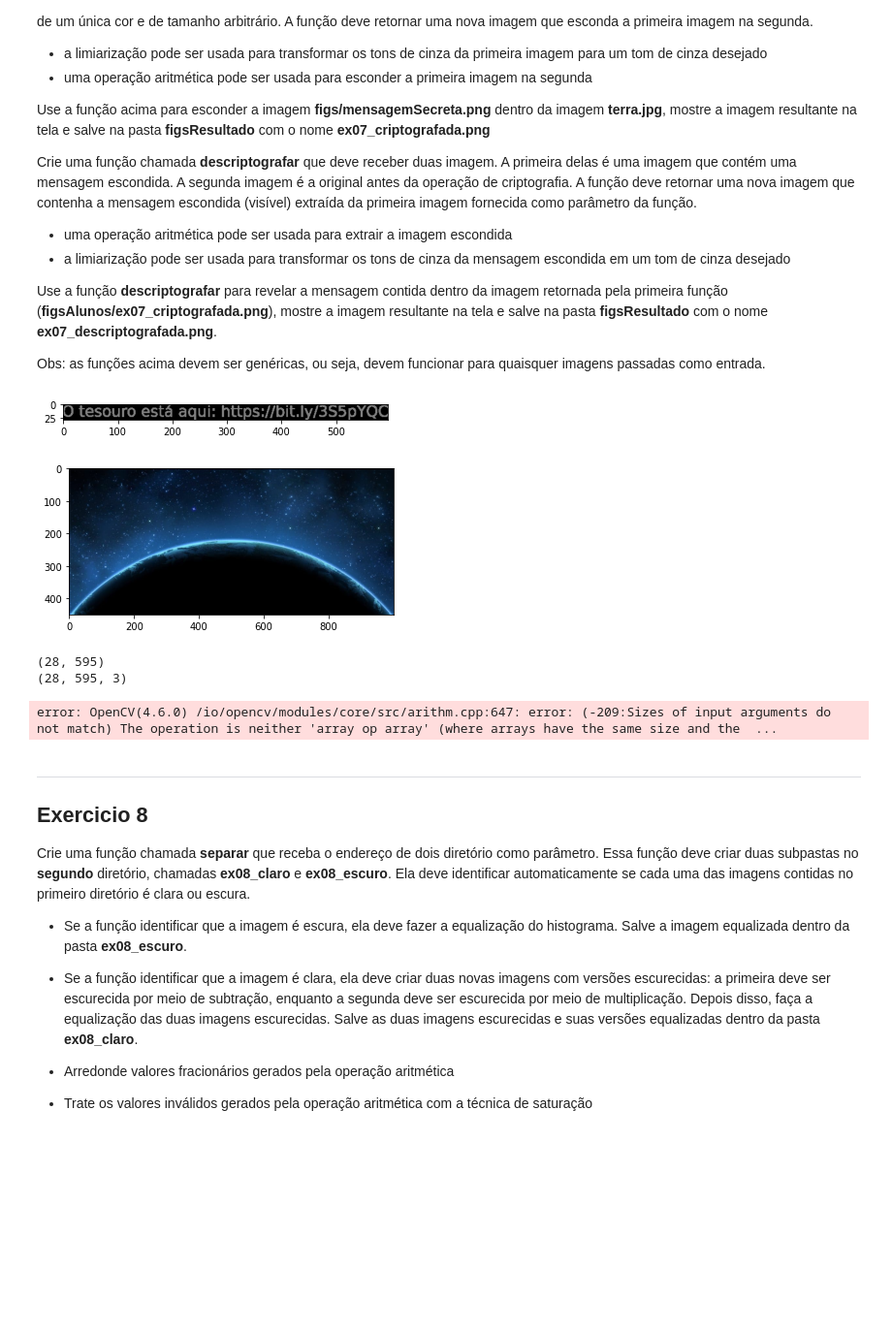
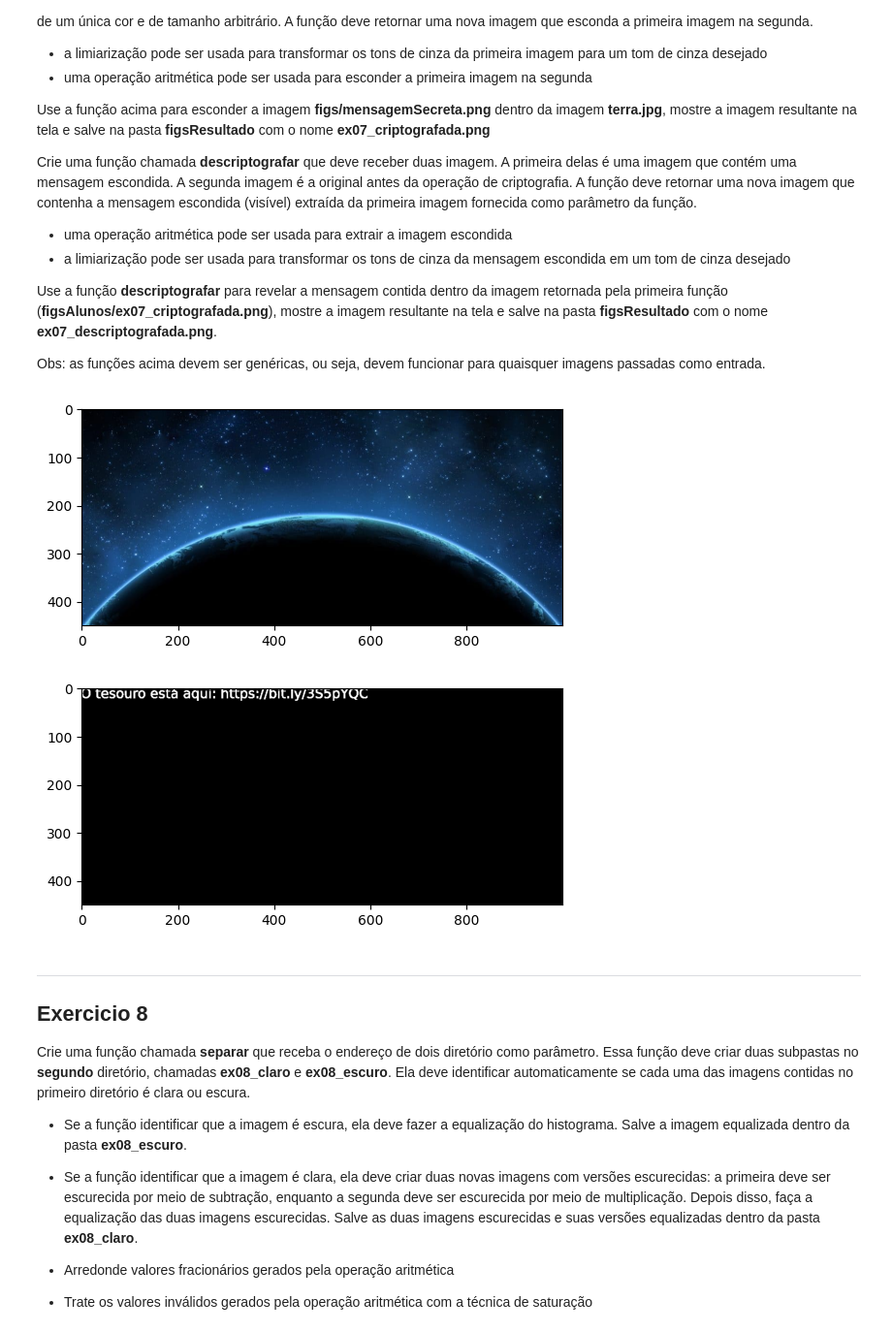
Before and after one commit to PixDale/imageprocessingclass, a Jupyter notebook: AC2_exerciciosPraticos.ipynb, the cells around one changed output. Shown at 97% size. Saved outputs shown, nothing was run; the diff lists cells and outputs as text; code cells hidden in the pictures; blank space fills up the shorter version.

```diff
--- a/AC2_exerciciosPraticos.ipynb
+++ b/AC2_exerciciosPraticos.ipynb
@@ -431,32 +431,47 @@ Crie uma função chamada **descriptografar** que deve receber duas imagem. A pr
 Use a função **descriptografar** para revelar a mensagem contida dentro da imagem retornada pela primeira função (**figsAlunos/ex07_criptografada.png**), mostre a imagem resultante na tela e salve na pasta **figsResultado** com o nome **ex07_descriptografada.png**.
 
 Obs: as funções acima devem ser genéricas, ou seja, devem funcionar para quaisquer imagens passadas como entrada.
-# %%
-##### Resolva o exercício aqui
-
-imgMensagem = cv2.imread('./figs/mensagemSecreta.png', cv2.IMREAD_GRAYSCALE)
-imgTerra = cv2.imread('./figs/terra.jpg')
-
-plt.imshow(cv2.cvtColor(imgMensagem, cv2.COLOR_BGR2RGB))
-plt.show()
-
-plt.imshow(cv2.cvtColor(imgTerra, cv2.COLOR_BGR2RGB))
-plt.show()
-
-roi = imgTerra[:imgMensagem.shape[0], :imgMensagem.shape[1]]
-print(imgMensagem.shape)
-print(roi.shape)
-print(imgTerra.shape)
-resultado = cv2.add(roi, imgMensagem)
-
-plt.imshow(cv2.cvtColor(resultado, cv2.COLOR_BGR2RGB))
-plt.show()
-# %% [output]
-[figure, removed]
-[figure, removed]
-(28, 595)
-(28, 595, 3)
-error: OpenCV(4.6.0) /io/opencv/modules/core/src/arithm.cpp:647: error: (-209:Sizes of input arguments do not match) The operation is neither 'array op array' (where arrays have the same size and the  ...
+# %%
+##### Resolva o exercício aqui
+
+def criptografar(imgMsg, imgOriginal):
+    imgMsg = cv2.cvtColor(imgMsg, cv2.COLOR_BGR2GRAY)
+    # faz a limiarização da imagem para gerar uma imagem nova com valor 1 de cinza (no range de 0 a 255)
+    _, threshMsg = cv2.threshold(imgMsg, 1, 1, cv2.THRESH_BINARY)
+    threshMsgBGR = cv2.merge([threshMsg, threshMsg, threshMsg])
+    # soma a imagem da mensagem com a imagem original, fazendo a criptografia
+    msgCripto = imgOriginal[:threshMsg.shape[0], :threshMsg.shape[1]] + threshMsgBGR
+
+    imgCriptografada = imgOriginal.copy()
+    imgCriptografada[:threshMsg.shape[0], :threshMsg.shape[1]] = msgCripto
+    return imgCriptografada
+
+def descriptografar(imgCriptografada, imgOriginal):
+    # subtrai a imagem original da imagem criptografada, para obter as diferenças de pixels das imagens
+    imgDecripto = imgCriptografada - imgOriginal
+    # faz uma limiarização da imagem descriptografada para poder tornar visível a mensagem
+    _, threshDecripto = cv2.threshold(imgDecripto, 0, 255, cv2.THRESH_BINARY)
+    return threshDecripto
+
+
+imgMensagem = cv2.imread('./figs/mensagemSecreta.png')
+imgTerra = cv2.imread('./figs/terra.jpg')
+# criptografa e salva a imagem reusltante
+imgCripto = criptografar(imgMensagem, imgTerra)
+cv2.imwrite('./figsResultado/ex07_criptografada.png', imgCripto)
+# carrega a imagem gerada anteriormente e descriptografa
+imgCripto = cv2.imread('./figsResultado/ex07_criptografada.png')
+imgDecripto = descriptografar(imgCripto, imgTerra)
+cv2.imwrite('./figsResultado/ex07_descriptografada.png', imgDecripto)
+
+plt.imshow(cv2.cvtColor(imgTerra, cv2.COLOR_BGR2RGB))
+plt.show()
+
+plt.imshow(cv2.cvtColor(imgDecripto, cv2.COLOR_BGR2RGB))
+plt.show()
+# %% [output]
+[figure, added]
+[figure, added]
 # %% [markdown]
 ----
 ## Exercicio 8
```
Also changed, not shown: parts of 1 cell of this notebook, 2 other files.
